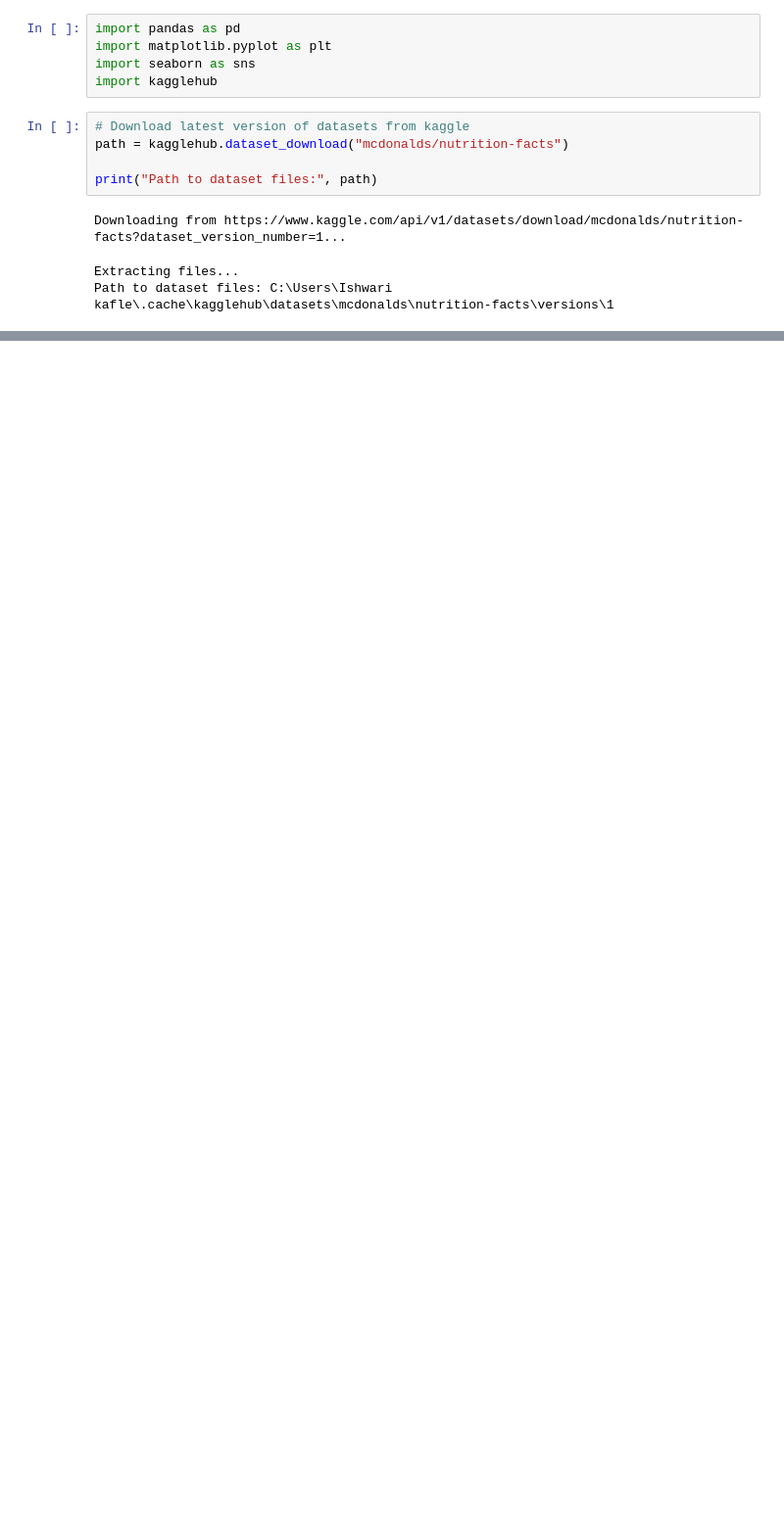
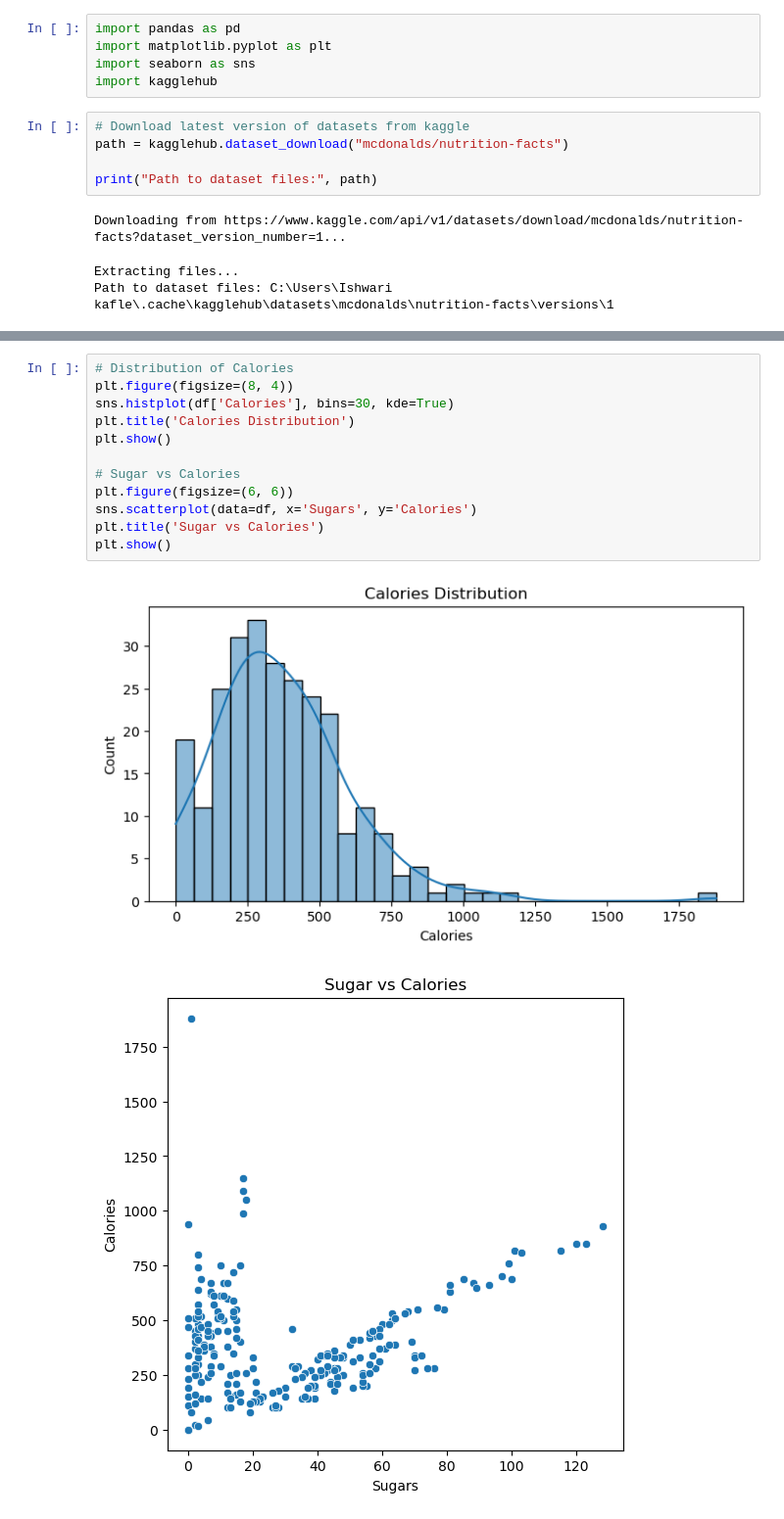
Before and after one commit to Pratik-rgp1/mcdonalds-nutrition-analysis, a Jupyter notebook: notebooks/mcdonalds_analysis.ipynb, the cells around one changed output, grey strips where cells are left out. Shown: that part at 98% size. Saved outputs shown, nothing was run; the diff lists cells and outputs as text; blank space fills up the shorter version.

```diff
--- a/notebooks/mcdonalds_analysis.ipynb
+++ b/notebooks/mcdonalds_analysis.ipynb
@@ -51,0 +128,15 @@ df.duplicated().sum()
+# %%
+# Distribution of Calories
+plt.figure(figsize=(8, 4))
+sns.histplot(df['Calories'], bins=30, kde=True)
+plt.title('Calories Distribution')
+plt.show()
+
+# Sugar vs Calories
+plt.figure(figsize=(6, 6))
+sns.scatterplot(data=df, x='Sugars', y='Calories')
+plt.title('Sugar vs Calories')
+plt.show()
+# %% [output]
+[figure, added]
+[figure, added]
```
Also changed, not shown: parts of 22 cells of this notebook, 2 other files.
